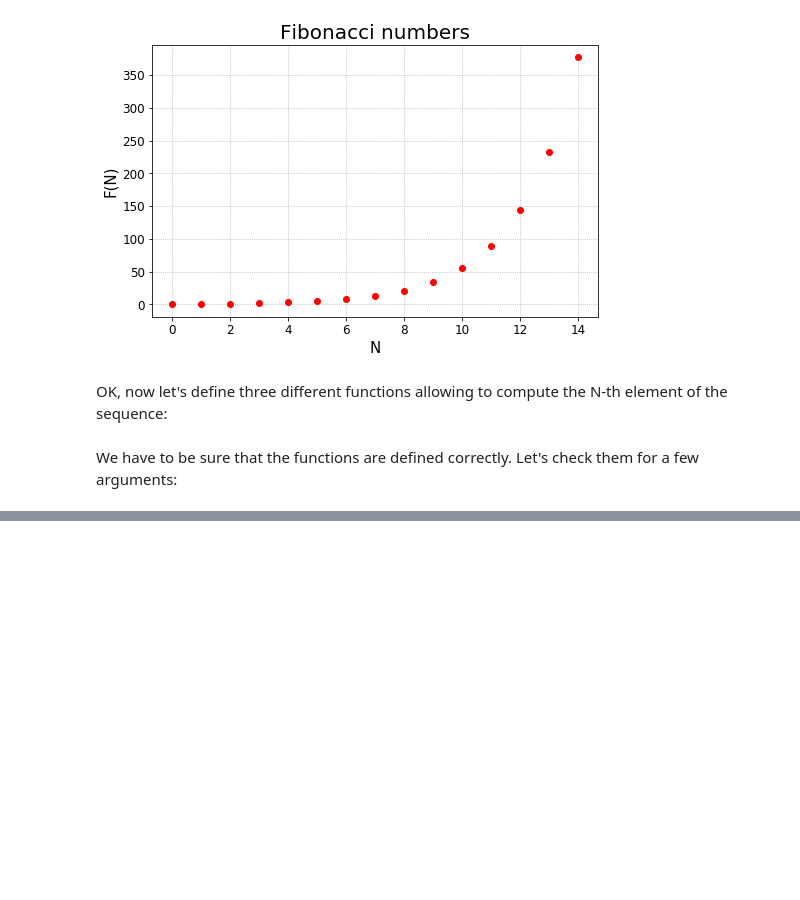
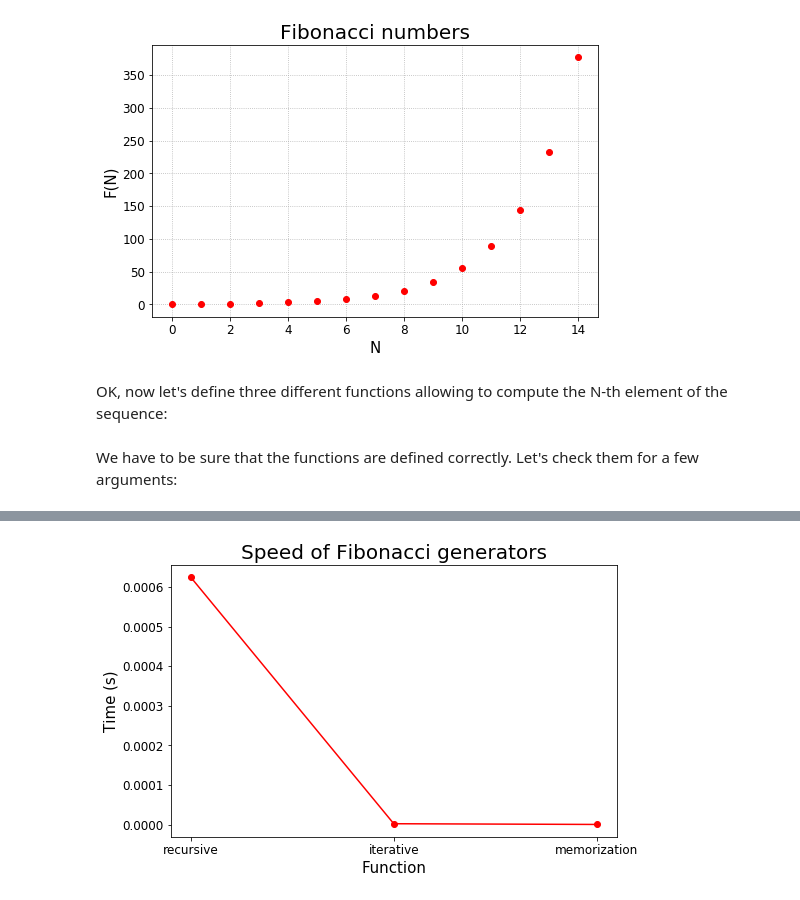
Before and after one commit to pbrus/fibonacci-numbers-python, a Jupyter notebook: fibonacci-numbers.ipynb, the cells around one changed output, grey strips where cells are left out. Saved outputs shown, nothing was run; the diff lists cells and outputs as text; code cells hidden in the pictures; blank space fills up the shorter version.

Commit message:
Compare speed of functions

```diff
--- a/fibonacci-numbers.ipynb
+++ b/fibonacci-numbers.ipynb
@@ -31,27 +31,33 @@ def fibonacci_recursive(n):
 
 
 def fibonacci_iterative(n):
+    if not n:
+        return n
+
     first, second = 0, 1
 
     for i in range(n-1):
         first, second = second, first + second
+
     return second
 
 
 fibonacci_memo_dict = {0:0, 1:1}
 def fibonacci_memorization(n):
     global fibonacci_memo_dict
+
     if not n in fibonacci_memo_dict:
         fibonacci_memo_dict[n] = fibonacci_memorization(n-2) + fibonacci_memorization(n-1)
+
     return fibonacci_memo_dict[n]
 # %% [markdown]
 We have to be sure that the functions are defined correctly. Let's check them for a few arguments:
 # %%
 N = 15
-header = " N  recursive iterative memorization"
+header = " N: recursive iterative memorization"
 
 print("{}\n{}".format(header, "-"*len(header)))
 for i in range(N):
-    out = "{0:2d}: {1:9d} {2:9d} {3:12d}".format(i,fibonacci_recursive(i), fibonacci_iterative(i), fibonacci_memorization(i))
+    out = "{0:2d}: {1:5d} {2:9d} {3:10d}".format(i, fibonacci_recursive(i), fibonacci_iterative(i), fibonacci_memorization(i))
     print(out)
 # %% [output]
@@ -74,0 +84,19 @@ for i in range(N):
+# %%
+fib_rec_time = %%timeit -q -o fibonacci_recursive(N)
+fib_ite_time = %%timeit -q -o fibonacci_iterative(N)
+fib_mem_time = %%timeit -q -o fibonacci_memorization(N)
+fib_time = (fib_rec_time, fib_ite_time, fib_mem_time)
+
+X = [i+1 for i in range(len(fib_time))]
+Y = [ft.average for ft in fib_time]
+plt.figure(figsize=(8,5))
+plt.plot(X, Y, 'ro-')
+plt.title('Speed of Fibonacci generators', fontsize=20)
+plt.xlabel('Function', fontsize=15)
+plt.ylabel('Time (s)', fontsize=15)
+plt.tick_params(labelsize=12)
+x_ticks = ['recursive', 'iterative', 'memorization']
+plt.xticks(X, x_ticks)
+plt.show()
+# %% [output]
+[figure, added]
```
Also changed, not shown: parts of 4 cells of this notebook.
